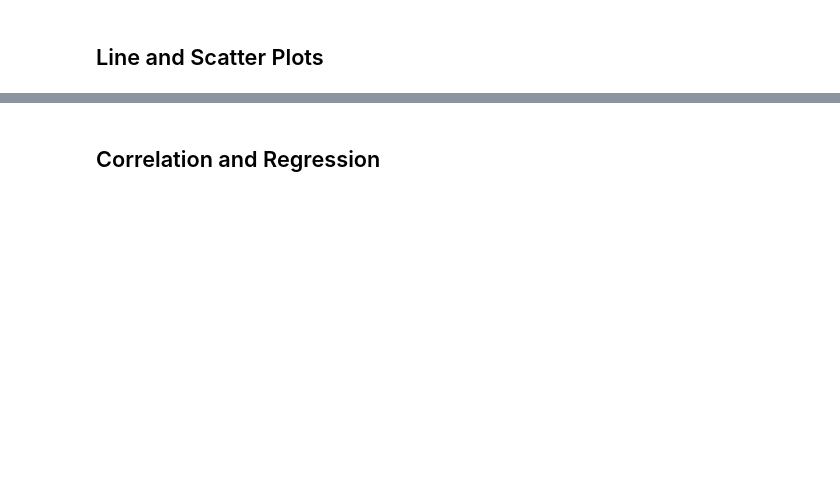
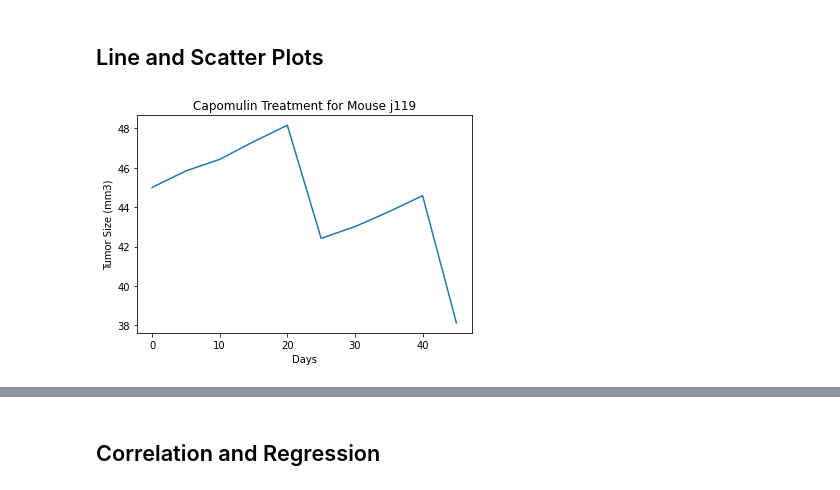
Before and after one commit to cakearns/Mod_5_MatPlotLib_Challenge, a Jupyter notebook: Pymaceuticals/pymaceuticals_starter.ipynb, the cells around one changed output, grey strips where cells are left out. Cells and saved outputs as stored; diff of their text form; code cells hidden in the pictures; blank space fills up the shorter version.

```diff
--- a/Pymaceuticals/pymaceuticals_starter.ipynb
+++ b/Pymaceuticals/pymaceuticals_starter.ipynb
@@ -206,7 +240,18 @@ plt.show()
 ## Line and Scatter Plots
 # %%
 # Generate a line plot of tumor volume vs. time point for a mouse treated with Capomulin
+capdf=clean_study_data_complete.loc[clean_study_data_complete["Drug Regimen"]=="Capomulin"]
+capdf
+mouse=capdf.loc[capdf["Mouse ID"]=="j119"]
+mouse
+
+plt.plot(mouse["Timepoint"], mouse["Tumor Volume (mm3)"])
+plt.xlabel("Days")
+plt.ylabel("Tumor Size (mm3)")
+plt.title("Capomulin Treatment for Mouse j119")
 
 plt.show()
+# %% [output]
+[figure, added]
 # %%
 # Generate a scatter plot of average tumor volume vs. mouse weight for the Capomulin regimen
```
Also changed, not shown: parts of 8 cells of this notebook.
